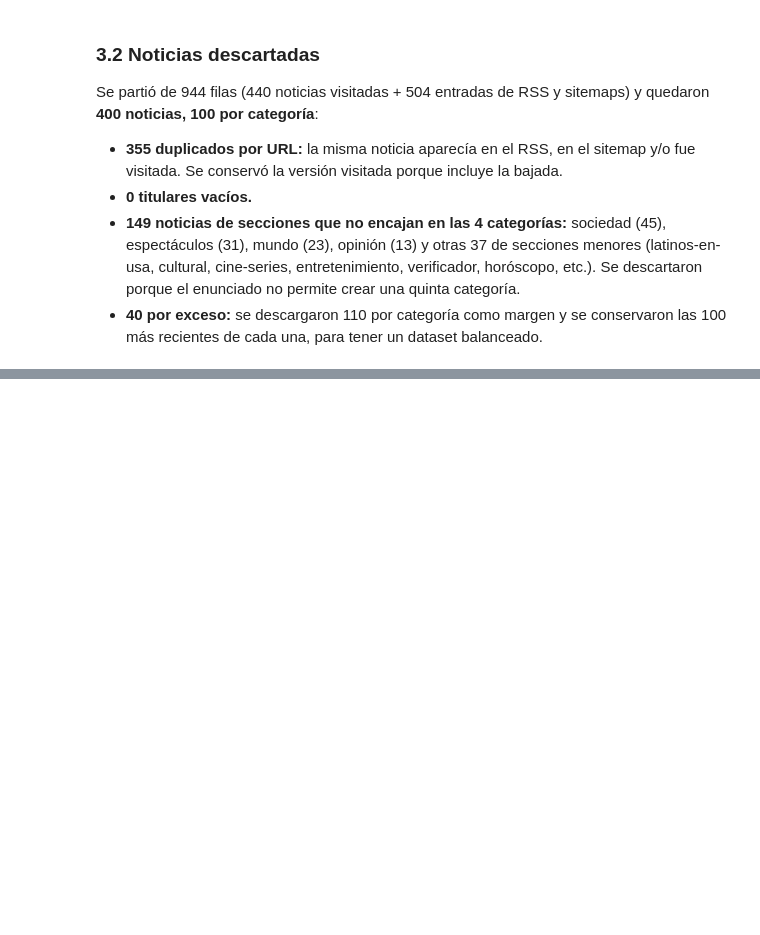
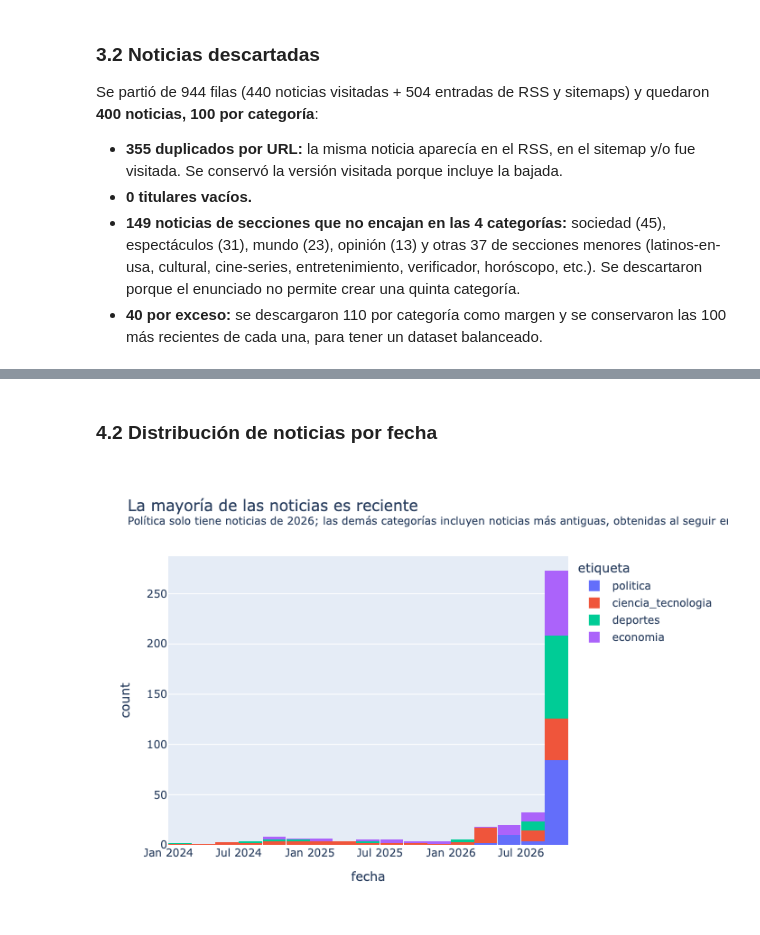
Before and after one commit to jyauric/python-intermedio-tareas, a Jupyter notebook: tarea_1/01_recoleccion.ipynb, the cells around one changed output, grey strips where cells are left out. Cells and saved outputs as stored; diff of their text form; code cells hidden in the pictures; blank space fills up the shorter version.

```diff
--- a/tarea_1/01_recoleccion.ipynb
+++ b/tarea_1/01_recoleccion.ipynb
@@ -297,0 +315,9 @@ Se partió de 944 filas (440 noticias visitadas + 504 entradas de RSS y sitemaps
+# %% [markdown]
+### 4.2 Distribución de noticias por fecha
+# %%
+fig = px.histogram(df, x="fecha", color="etiqueta",
+                   title="La mayoría de las noticias es reciente"
+                         "<br><sup>Política solo tiene noticias de 2026; las demás categorías incluyen noticias más antiguas, obtenidas al seguir enlaces</sup>")
+fig.show()
+# %% [output]
+[figure, added]
```
Also changed, not shown: parts of 11 cells of this notebook, 1 other file.
